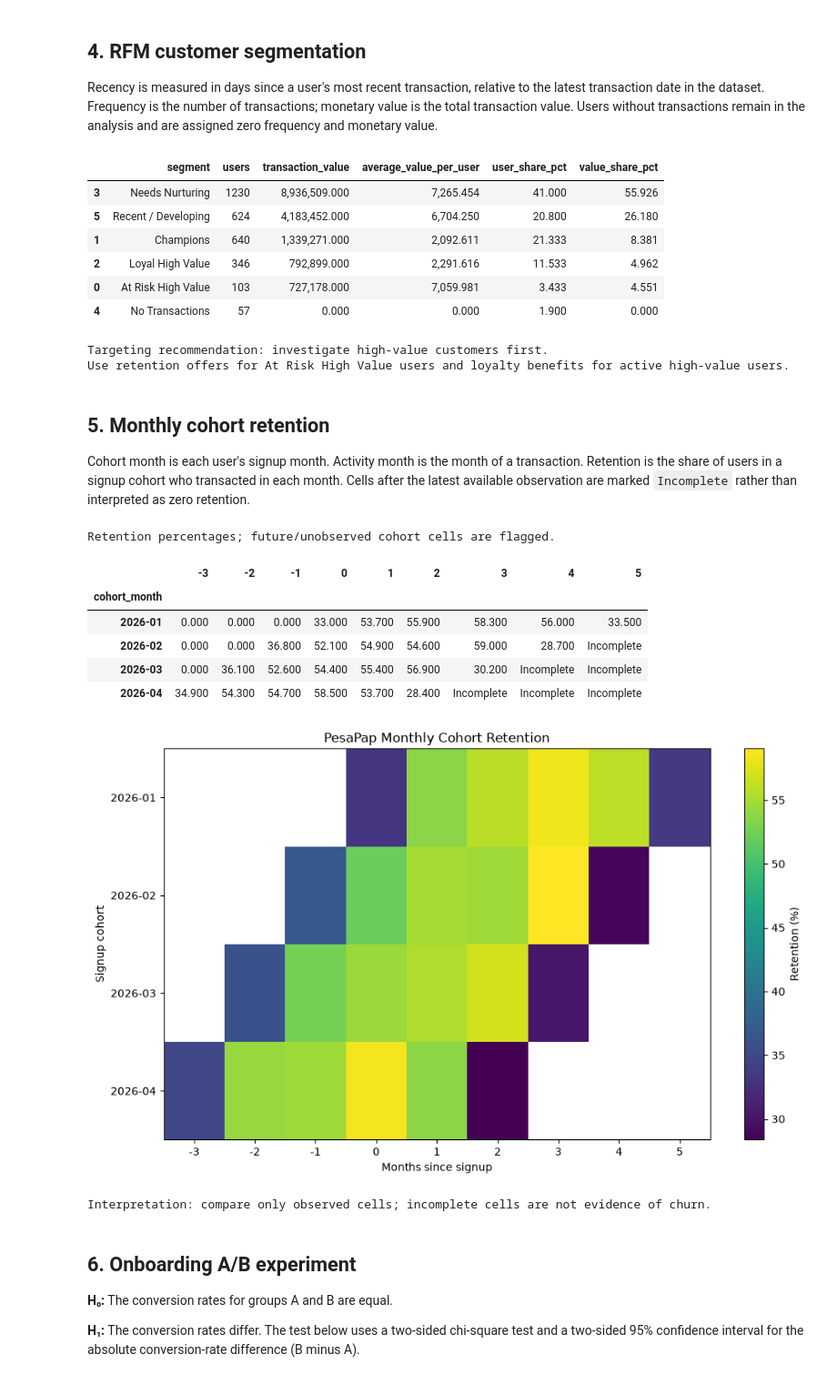
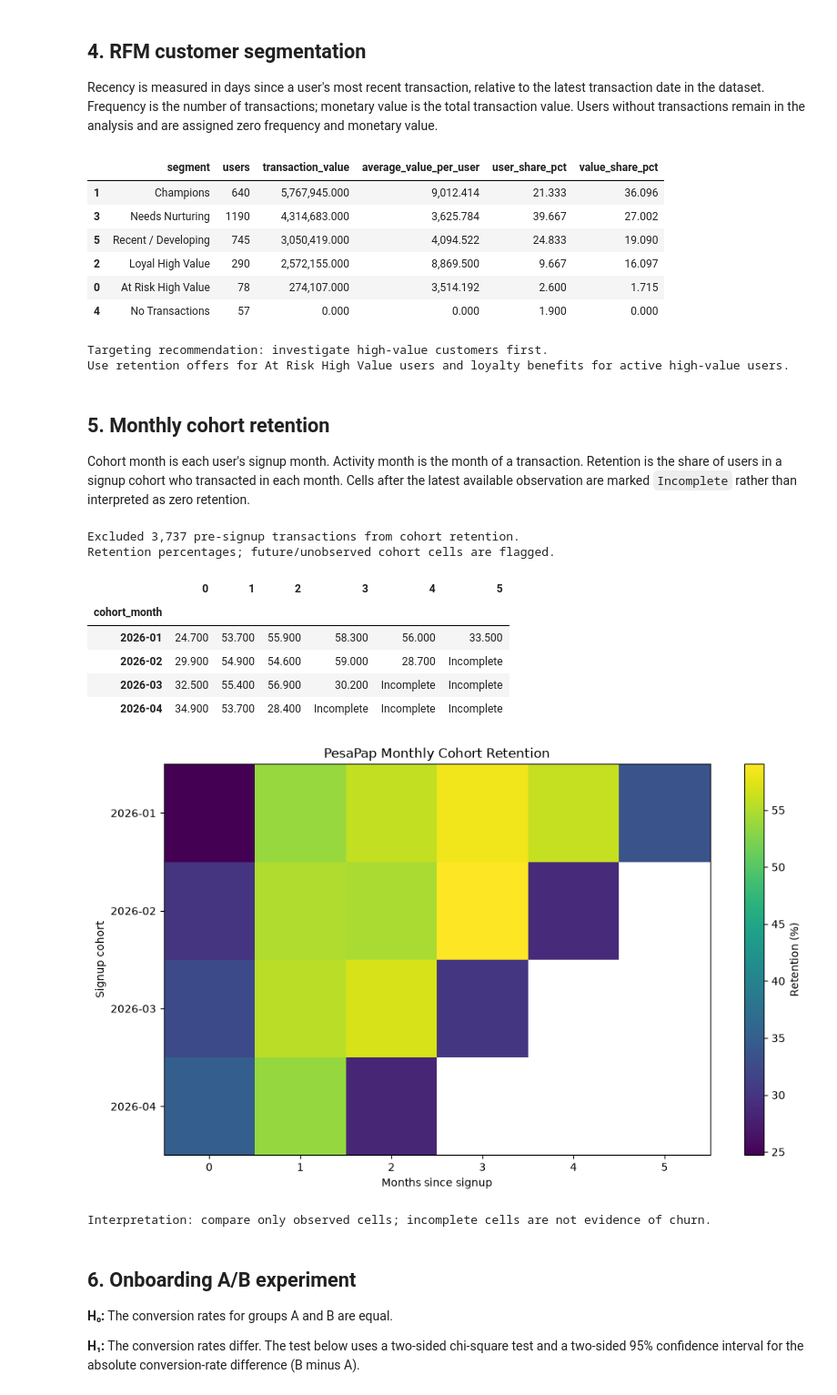
Before and after one commit to kimirifelix-droid/-plp-da-a7-pesapap-growth-analytics, a Jupyter notebook: pesapap_analysis.ipynb, the cells around one changed output. Shown at 91% size. Cells and saved outputs as stored; diff of their text form; code cells hidden in the pictures.

Commit message:
Improve RFM scoring and cohort retention analysis

```diff
--- a/pesapap_analysis.ipynb
+++ b/pesapap_analysis.ipynb
@@ -261,7 +261,7 @@ rfm["recency_days"] = rfm["recency_days"].astype(int)
 def make_score(series, higher_is_better=True):
     if series.nunique() <= 1:
         return pd.Series(3, index=series.index, dtype=int)
-    ranks = series.rank(method="average", ascending=not higher_is_better)
+    ranks = series.rank(method="average", ascending=higher_is_better)
     return pd.qcut(ranks, q=4, labels=[1, 2, 3, 4]).astype(int)
 
 rfm["R_score"] = make_score(rfm["recency_days"], higher_is_better=False)
@@ -306,11 +306,11 @@ print("Targeting recommendation: investigate high-value customers first.")
 print("Use retention offers for At Risk High Value users and loyalty benefits for active high-value users.")
 # %% [output]
 |  | segment | users | transaction_value | average_value_per_user | user_share_pct | value_share_pct |
-| 3 | Needs Nurturing | 1230 | 8,936,509.000 | 7,265.454 | 41.000 | 55.926 |
-| 5 | Recent / Developing | 624 | 4,183,452.000 | 6,704.250 | 20.800 | 26.180 |
-| 1 | Champions | 640 | 1,339,271.000 | 2,092.611 | 21.333 | 8.381 |
-| 2 | Loyal High Value | 346 | 792,899.000 | 2,291.616 | 11.533 | 4.962 |
-| 0 | At Risk High Value | 103 | 727,178.000 | 7,059.981 | 3.433 | 4.551 |
+| 1 | Champions | 640 | 5,767,945.000 | 9,012.414 | 21.333 | 36.096 |
+| 3 | Needs Nurturing | 1190 | 4,314,683.000 | 3,625.784 | 39.667 | 27.002 |
+| 5 | Recent / Developing | 745 | 3,050,419.000 | 4,094.522 | 24.833 | 19.090 |
+| 2 | Loyal High Value | 290 | 2,572,155.000 | 8,869.500 | 9.667 | 16.097 |
+| 0 | At Risk High Value | 78 | 274,107.000 | 3,514.192 | 2.600 | 1.715 |
 | 4 | No Transactions | 57 | 0.000 | 0.000 | 1.900 | 0.000 |
 Targeting recommendation: investigate high-value customers first.
 Use retention offers for At Risk High Value users and loyalty benefits for active high-value users.
@@ -322,6 +322,11 @@ Cohort month is each user's signup month. Activity month is the month of a trans
 cohort_source = transactions.merge(
     users[["user_id", "signup_date"]], on="user_id", how="left"
 )
+pre_signup_rows = int((cohort_source["txn_date"] < cohort_source["signup_date"]).sum())
+cohort_source = cohort_source.loc[
+    cohort_source["txn_date"] >= cohort_source["signup_date"]
+].copy()
+print(f"Excluded {pre_signup_rows:,} pre-signup transactions from cohort retention.")
 cohort_source["cohort_month"] = cohort_source["signup_date"].dt.to_period("M")
 cohort_source["activity_month"] = cohort_source["txn_date"].dt.to_period("M")
 cohort_source["cohort_age"] = (
@@ -334,15 +339,27 @@ cohort_sizes = users.assign(
     cohort_month=users["signup_date"].dt.to_period("M")
 ).groupby("cohort_month")["user_id"].nunique()
 
-cohort_activity = cohort_source.groupby(
-    ["cohort_month", "cohort_age"]
-)["user_id"].nunique().unstack()
+latest_activity_month = transactions["txn_date"].dt.to_period("M").max()
+
+# Build a complete month-age matrix, including cohorts with no valid transactions.
+earliest_cohort_month = cohort_sizes.index.min()
+max_cohort_age = max(
+    0,
+    (latest_activity_month.year - earliest_cohort_month.year) * 12
+    + latest_activity_month.month - earliest_cohort_month.month
+)
+all_cohort_ages = list(range(max_cohort_age + 1))
+
+cohort_activity = (
+    cohort_source.groupby(["cohort_month", "cohort_age"])["user_id"]
+    .nunique()
+    .unstack(fill_value=0)
+    .reindex(index=cohort_sizes.index, columns=all_cohort_ages, fill_value=0)
+)
 
 retention = cohort_activity.div(cohort_sizes, axis=0) * 100
 retention.index = retention.index.astype(str)
 retention.columns = [int(c) for c in retention.columns]
-
-latest_activity_month = transactions["txn_date"].dt.to_period("M").max()
 cohort_month_periods = users["signup_date"].dt.to_period("M")
 retention_display = retention.copy().astype(object)
 
@@ -355,40 +372,41 @@ for cohort_label in retention.index:
         elif pd.isna(retention.loc[cohort_label, age]):
             retention_display.loc[cohort_label, age] = 0.0
         else:
             retention_display.loc[cohort_label, age] = round(
                 float(retention.loc[cohort_label, age]), 1
             )
 
 print("Retention percentages; future/unobserved cohort cells are flagged.")
 display(retention_display)
 
 plt.figure(figsize=(10, 6))
 masked_retention = retention.astype(float)
 for cohort_label in retention.index:
     cohort_period = pd.Period(cohort_label, freq="M")
     for age in retention.columns:
         if cohort_period + int(age) > latest_activity_month:
             masked_retention.loc[cohort_label, age] = np.nan
 plt.imshow(masked_retention, aspect="auto", interpolation="nearest")
 plt.colorbar(label="Retention (%)")
 plt.xticks(range(len(retention.columns)), retention.columns)
 plt.yticks(range(len(retention.index)), retention.index)
 plt.xlabel("Months since signup")
 plt.ylabel("Signup cohort")
 plt.title("PesaPap Monthly Cohort Retention")
 plt.tight_layout()
 plt.show()
 
 print("Interpretation: compare only observed cells; incomplete cells are not evidence of churn.")
 # %% [output]
+Excluded 3,737 pre-signup transactions from cohort retention.
 Retention percentages; future/unobserved cohort cells are flagged.
-|  | -3 | -2 | -1 | 0 | 1 | 2 | 3 | 4 | 5 |
-| cohort_month |  |  |  |  |  |  |  |  |  |
-| 2026-01 | 0.000 | 0.000 | 0.000 | 33.000 | 53.700 | 55.900 | 58.300 | 56.000 | 33.500 |
-| 2026-02 | 0.000 | 0.000 | 36.800 | 52.100 | 54.900 | 54.600 | 59.000 | 28.700 | Incomplete |
-| 2026-03 | 0.000 | 36.100 | 52.600 | 54.400 | 55.400 | 56.900 | 30.200 | Incomplete | Incomplete |
-| 2026-04 | 34.900 | 54.300 | 54.700 | 58.500 | 53.700 | 28.400 | Incomplete | Incomplete | Incomplete |
+|  | 0 | 1 | 2 | 3 | 4 | 5 |
+| cohort_month |  |  |  |  |  |  |
+| 2026-01 | 24.700 | 53.700 | 55.900 | 58.300 | 56.000 | 33.500 |
+| 2026-02 | 29.900 | 54.900 | 54.600 | 59.000 | 28.700 | Incomplete |
+| 2026-03 | 32.500 | 55.400 | 56.900 | 30.200 | Incomplete | Incomplete |
+| 2026-04 | 34.900 | 53.700 | 28.400 | Incomplete | Incomplete | Incomplete |
-[figure, old version]
+[figure, new version]
 Interpretation: compare only observed cells; incomplete cells are not evidence of churn.
 # %% [markdown]
 ## 6. Onboarding A/B experiment
```
Also changed, not shown: 3 other files.
